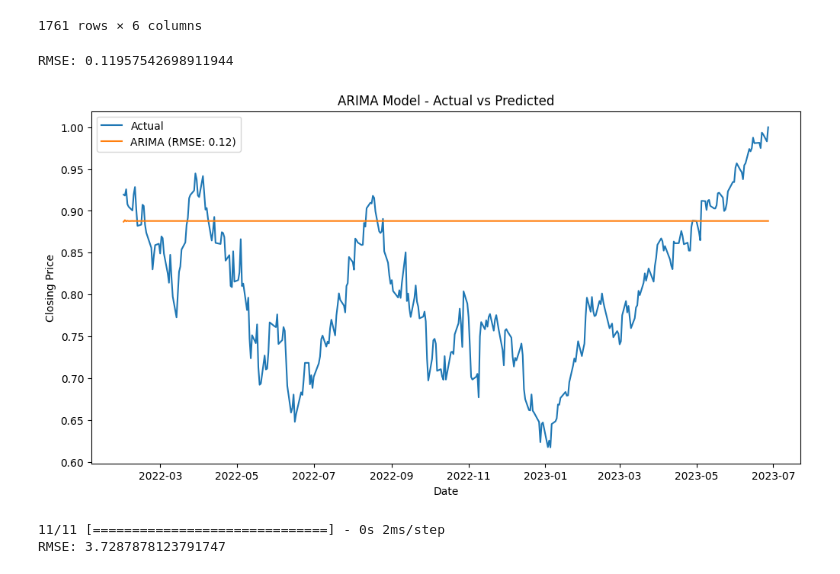
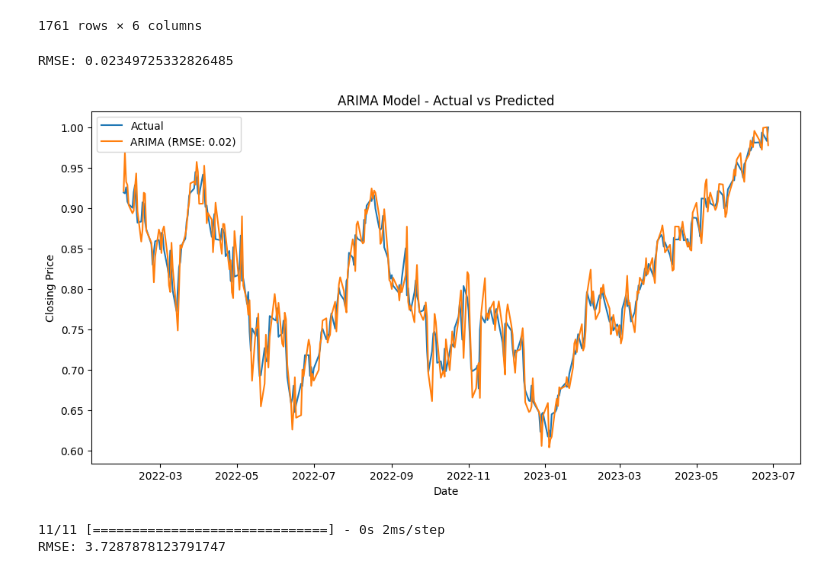
Before and after one commit to seigo07/RNN_Stock_Price_Prediction, a Jupyter notebook: src/test.ipynb, the cells around one changed output. Drawn from its saved outputs; the diff is of its cells as text; code cells hidden in the pictures.

Commit message:
fix arima

```diff
--- a/src/test.ipynb
+++ b/src/test.ipynb
@@ -61,29 +61,40 @@ sequence_length = 20
 X_train, y_train = create_sequences(train_data, sequence_length)
 X_test, y_test = create_sequences(test_data, sequence_length)
 # %%
-# Fit the ARIMA model
-model = ARIMA(train_data, order=(2, 1, 2))  # Replace the order values with the appropriate ones for your data
-model_fit = model.fit()
+history = [x for x in train_data]
+arima_predictions = list()
+for t in range(len(test_data)):
+    model = ARIMA(history, order=(1,2,0))
+    model_fit = model.fit()
+    output = model_fit.forecast()
+    yhat = output[0]
+    arima_predictions.append(yhat)
+    obs = test_data[t]
+    history.append(obs)
 
-# Make predictions
-arima_predictions = model_fit.predict(start=train_size, end=len(data)-1, typ='levels')
+# # Fit the ARIMA model
+# model = ARIMA(train_data, order=(2, 1, 2))  # Replace the order values with the appropriate ones for your data
+# model_fit = model.fit()
+#
+# # Make predictions
+# arima_predictions = model_fit.predict(start=train_size, end=len(data)-1, typ='levels')
 
 # Calculate RMSE
 arima_rmse = np.sqrt(mean_squared_error(test_data, arima_predictions))
 print(f"RMSE: {arima_rmse}")
 
 # Plot the actual and predicted values
 plt.figure(figsize=(12, 6))
 plt.plot(dataset.index[train_size:], test_data, label='Actual')
 plt.plot(dataset.index[train_size:], arima_predictions, label=f'ARIMA (RMSE: {arima_rmse:.2f})')
 plt.title('ARIMA Model - Actual vs Predicted')
 plt.xlabel('Date')
 plt.ylabel('Closing Price')
 plt.legend()
 plt.show()
 # %% [output]
-RMSE: 0.11957542698911944
+RMSE: 0.02349725332826485
-[figure, old version]
+[figure, new version]
 # %%
 # Build the LSTM model
 lstm_model = Sequential()
```
